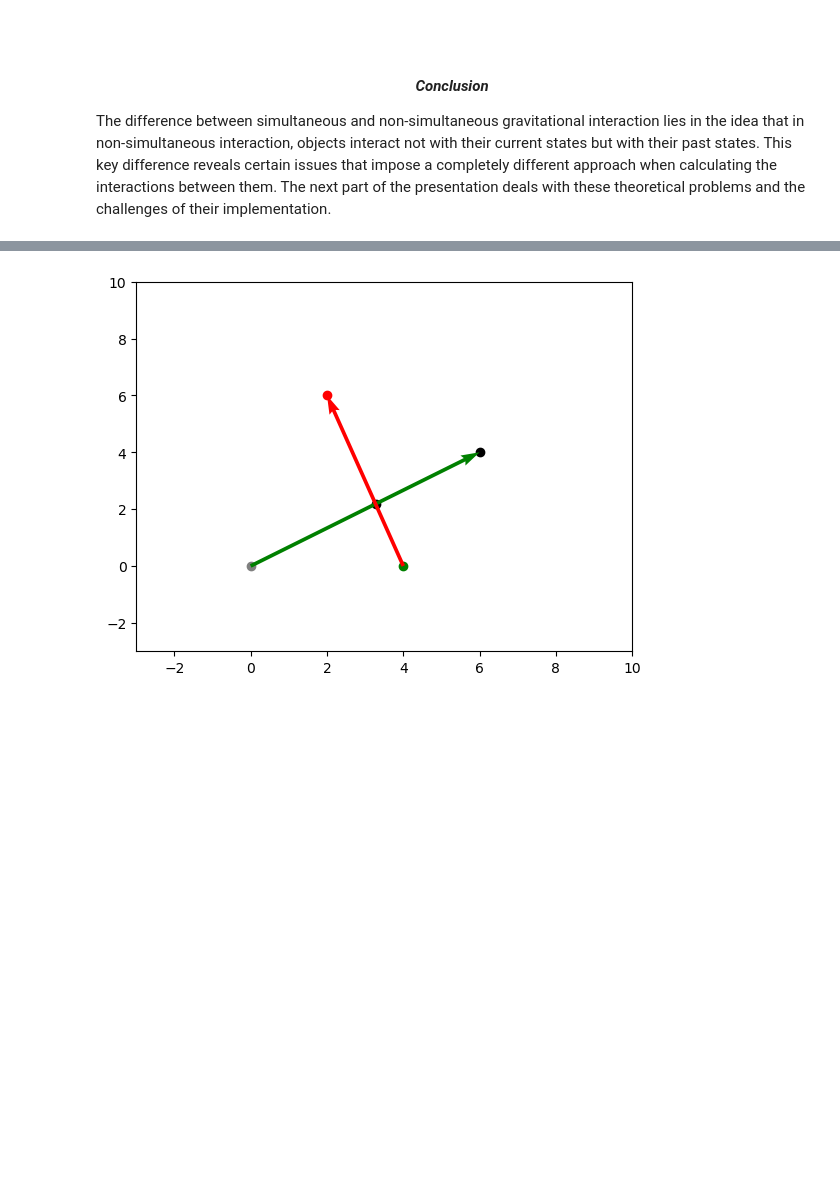
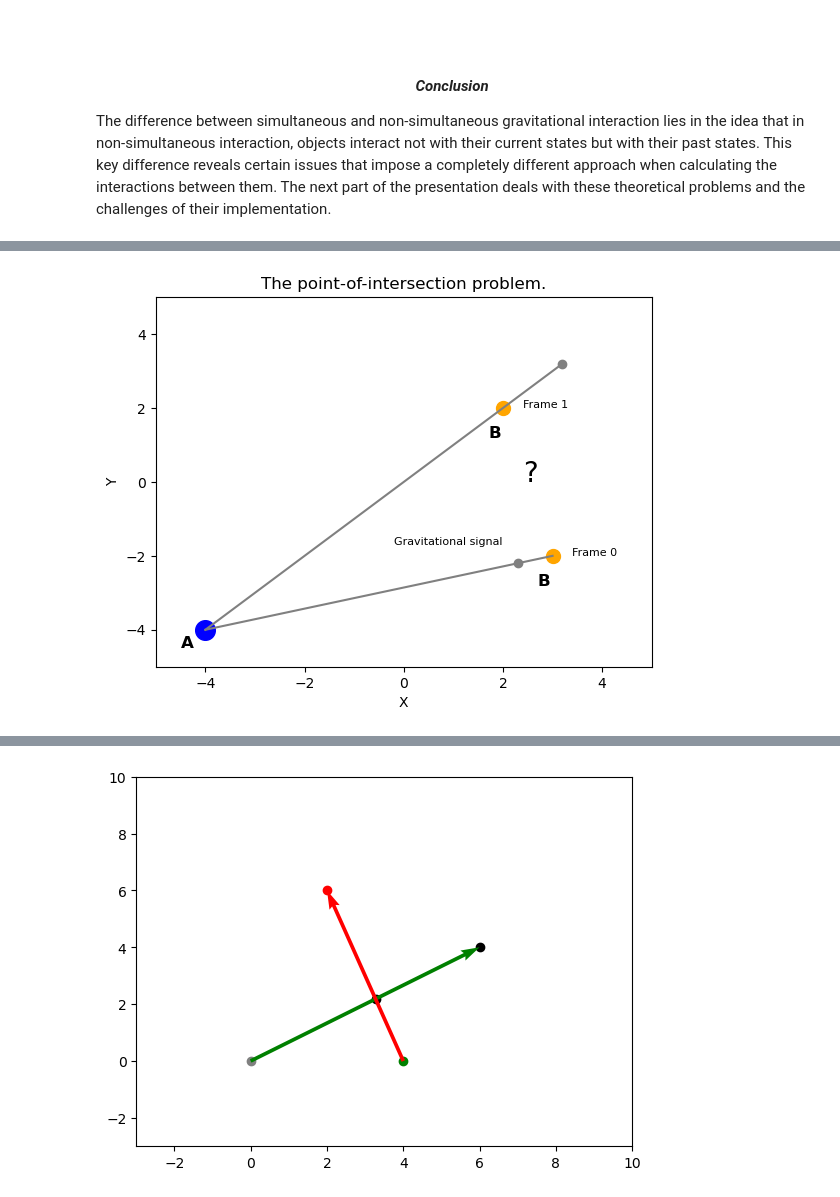
Before and after one commit to Kiril-Lazarov/Artificial-Intelligence, a Jupyter notebook: Course Project/Non-simultaneous gravitational interaction.ipynb, the cells around one changed output, grey strips where cells are left out. Cells and saved outputs as stored; diff of their text form; code cells hidden in the pictures; blank space fills up the shorter version.

```diff
--- a/Course Project/Non-simultaneous gravitational interaction.ipynb
+++ b/Course Project/Non-simultaneous gravitational interaction.ipynb
@@ -200,0 +204,4 @@ The "discrete nature" of the animation leads to a precisely defined approach reg
+# %%
+intersection_problem_plot()
+# %% [output]
+[figure, added]
```
Also changed, not shown: parts of 3 cells of this notebook.
